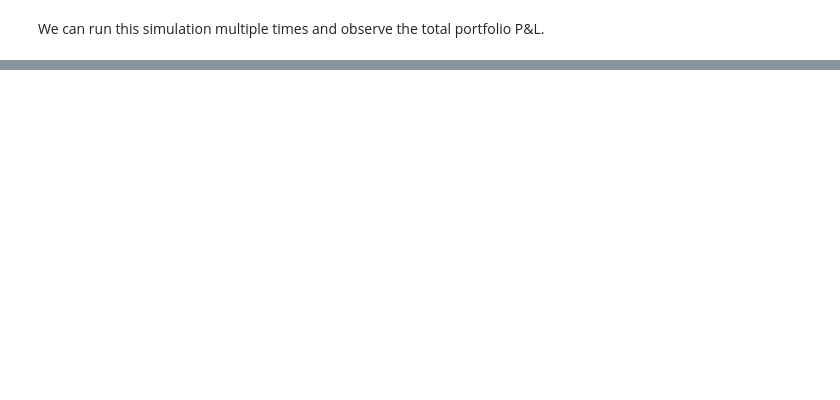
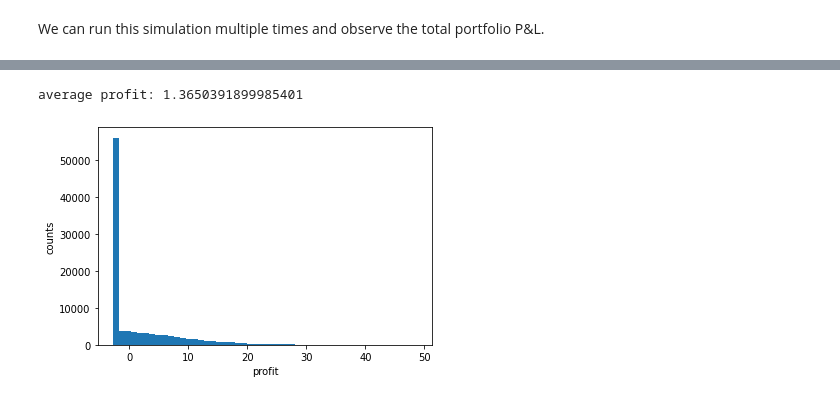
Before and after one commit to ag3nt3154/Quantitative_Finance_Modelling, a Jupyter notebook: 5. Monte_carlo_option_pricing.ipynb, the cells around one changed output, grey strips where cells are left out. Cells and saved outputs as stored; diff of their text form; code cells hidden in the pictures; blank space fills up the shorter version.

```diff
--- a/5. Monte_carlo_option_pricing.ipynb
+++ b/5. Monte_carlo_option_pricing.ipynb
@@ -279,8 +279,0 @@ plt.show()
-# %%
-num_trials = 1
-price_series_arr = np.array([generate_stochastic_stock_price(drift, vol, initial_stock_price, dte, step_size) for f in range(num_trials)])
-for i in range(num_trials):
-    price_series = price_series_arr[i]
-    call_price_arr =
-    for j in range(len(price_series) - 1):
-    call_delta = bsm.get_call_delta(strike, dte, price_series[j], vol)
@@ -286,0 +286,31 @@ for i in range(num_trials):
+# %%
+v1 = 0.2
+v2 = 0.3
+strike = 100
+dte = 30
+init_stock_price = 100
+drift = 0
+step_size = 1/252
+
+
+init_call_price = bsm.get_call_price(strike, dte, init_stock_price, v1)
+
+payoff_arr = []
+for i in range(100000):
+    # assume that our model is correct
+    price_series = generate_stochastic_stock_price(drift, v2, init_stock_price, dte, step_size)
+    payoff = max(price_series[-1] - strike, 0)
+    payoff_arr.append(payoff)
+payoff_arr = np.array(payoff_arr)
+
+# profit is the payoff - initial price we paid for call option
+profit_arr = payoff_arr - init_call_price
+
+print(f'average profit: {np.mean(profit_arr)}')
+plt.hist(profit_arr, bins=50)
+plt.xlabel('profit')
+plt.ylabel('counts')
+plt.show()
+# %% [output]
+average profit: 1.3650391899985401
+[figure, added]
```
Also changed, not shown: parts of 25 cells of this notebook.
